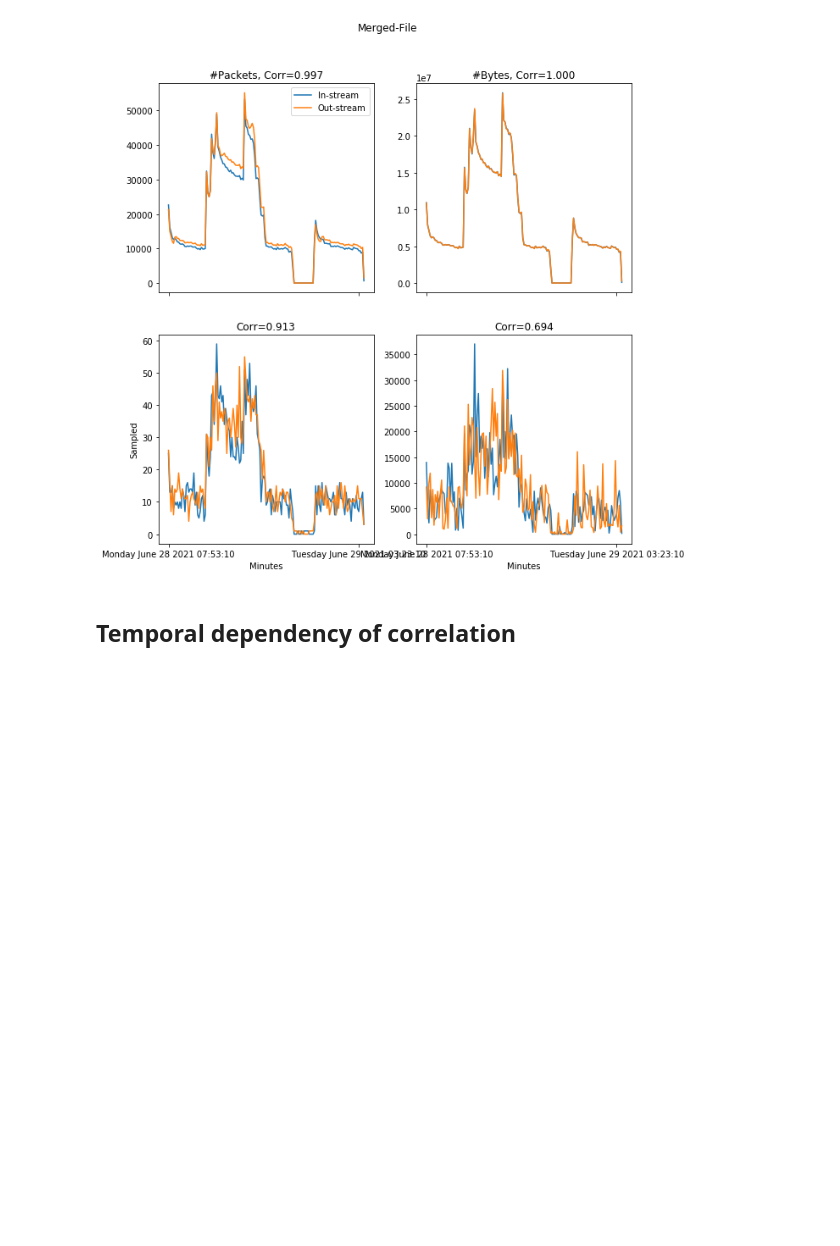
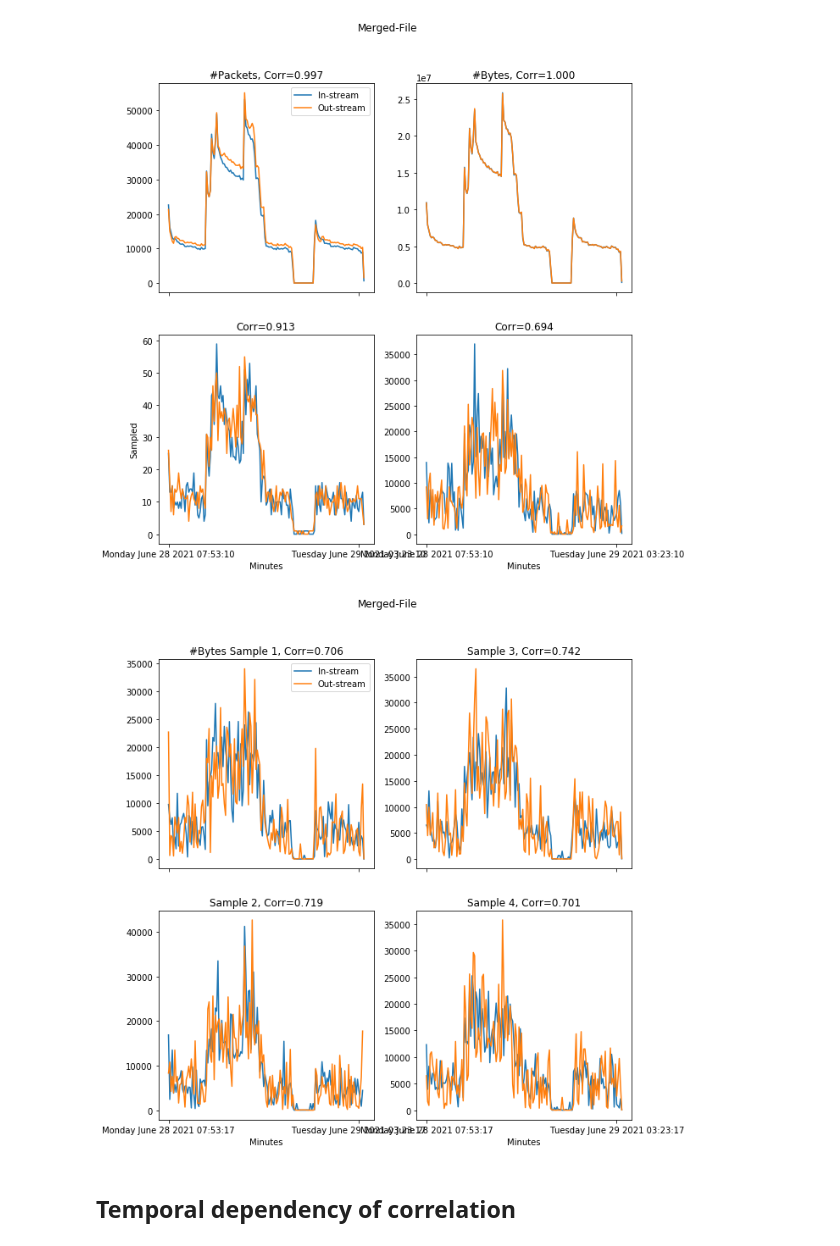
Before and after one commit to hc2116/PhD_project, a Jupyter notebook: BT/July_progress_update.ipynb, the cells around one changed output. Saved outputs shown, nothing was run; the diff lists cells and outputs as text; code cells hidden in the pictures; blank space fills up the shorter version.

```diff
--- a/BT/July_progress_update.ipynb
+++ b/BT/July_progress_update.ipynb
@@ -557,6 +557,74 @@ for i in range(30,156):
 TempCorr["Proxy Merged"]=SampleCorr
 # %% [output]
 [figure]
+# %%
+outputfilename1="Data_Adi/Data_June/Temp_Merged_sample2.txt"
+outputfilename2="Data_Adi/Data_June/Temp_Merged_sample3.txt"
+outputfilename3="Data_Adi/Data_June/Temp_Merged_sample4.txt"
+outputfilename4="Data_Adi/Data_June/Temp_Merged_sample5.txt"
+
+Flows1=pd.read_csv(outputfilename1)
+Flows2=pd.read_csv(outputfilename2)
+Flows3=pd.read_csv(outputfilename3)
+Flows4=pd.read_csv(outputfilename4)
+
+Host1=Flows1.iloc[:,values]
+Host2=Flows2.iloc[:,values]
+Host3=Flows3.iloc[:,values]
+Host4=Flows4.iloc[:,values]
+
+f, axs = plt.subplots(2, 2, sharex=True)
+f.suptitle('Merged-File')
+f.set_figheight(10)
+f.set_figwidth(10)
+x1=Host1.iloc[:,2]
+x2=Host1.iloc[:,3]
+axs[0, 0].plot(Host1.iloc[:,6],x1, label="In-stream")
+axs[0, 0].plot(Host1.iloc[:,6],x2, label="Out-stream")
+axs[0, 0].set_title("#Bytes Sample 1, Corr=%.3f" %pearsonr(x1, x2)[0])
+axs[0, 0].legend()
+SampleCorr=[]
+for i in range(30,156):
+    SampleCorr.append(pearsonr(x1[0:i], x2[0:i])[0])
+TempCorr["Proxy Merged 2"]=SampleCorr
+###########################
+x1=Host2.iloc[:,2]
+x2=Host2.iloc[:,3]
+axs[1, 0].plot(Host2.iloc[:,6],x1, label="In-stream")
+axs[1, 0].plot(Host2.iloc[:,6],x2, label="Out-stream")
+axs[1, 0].set_xlabel("Minutes")
+axs[1, 0].set_title("Sample 2, Corr=%.3f" %pearsonr(x1, x2)[0])
+axs[1, 0].xaxis.set_major_locator(plt.MaxNLocator(1))
+SampleCorr=[]
+for i in range(30,156):
+    SampleCorr.append(pearsonr(x1[0:i], x2[0:i])[0])
+TempCorr["Proxy Merged 3"]=SampleCorr
+
+x1=Host3.iloc[:,2]
+x2=Host3.iloc[:,3]
+axs[0, 1].plot(Host3.iloc[:,6],x1, label="In-stream")
+axs[0, 1].plot(Host3.iloc[:,6],x2, label="Out-stream")
+axs[0, 1].set_title("Sample 3, Corr=%.3f" %pearsonr(x1, x2)[0])
+#ax3.legend()
+SampleCorr=[]
+for i in range(30,156):
+    SampleCorr.append(pearsonr(x1[0:i], x2[0:i])[0])
+TempCorr["Proxy Merged 4"]=SampleCorr
+
+x1=Host4.iloc[:,2]
+x2=Host4.iloc[:,3]
+axs[1, 1].plot(Host4.iloc[:,6],x1, label="In-stream")
+axs[1, 1].plot(Host4.iloc[:,6],x2, label="Out-stream")
+axs[1, 1].set_xlabel("Minutes")
+axs[1, 1].set_title("Sample 4, Corr=%.3f" %pearsonr(x1, x2)[0])
+axs[1, 1].xaxis.set_major_locator(plt.MaxNLocator(1))
+
+SampleCorr=[]
+for i in range(30,156):
+    SampleCorr.append(pearsonr(x1[0:i], x2[0:i])[0])
+TempCorr["Proxy Merged 5"]=SampleCorr
+# %% [output]
+[figure, added]
 # %% [markdown]
 ## Temporal dependency of correlation
 # %%
```
Also changed, not shown: parts of 3 cells of this notebook, 7 other files.
